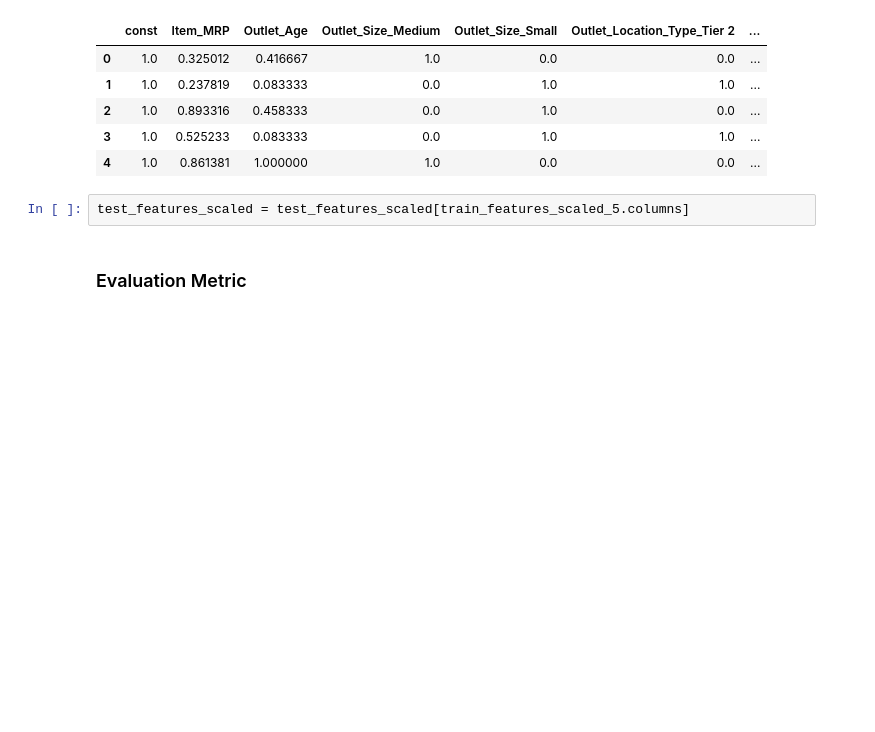
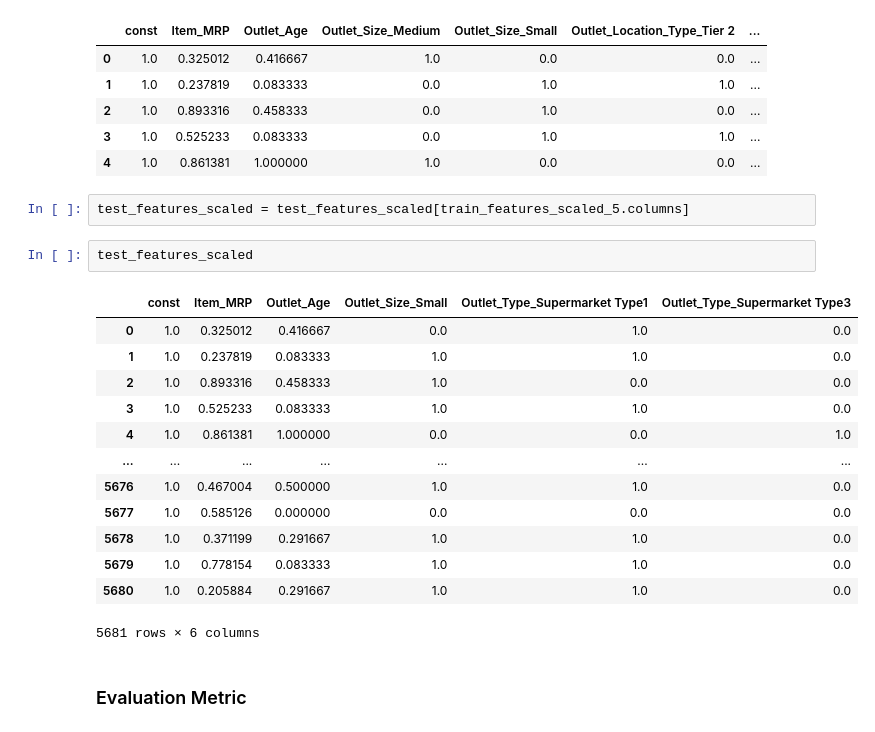
Before and after one commit to michalf84/MIT, a Jupyter notebook: 5. Machine Learning/1 Introduction to Supervised Learning and Regression/4. Practice case study/Case_Study_BigMart_Sales_Prediction.ipynb, the cells around one changed output. Cells and saved outputs as stored; diff of their text form; blank space fills up the shorter version.

```diff
--- a/5. Machine Learning/1 Introduction to Supervised Learning and Regression/4. Practice case study/Case_Study_BigMart_Sales_Prediction.ipynb
+++ b/5. Machine Learning/1 Introduction to Supervised Learning and Regression/4. Practice case study/Case_Study_BigMart_Sales_Prediction.ipynb
@@ -939,6 +939,22 @@ test_features_scaled.head()
 | 4 | 1.0 | 0.861381 | 1.000000 | 1.0 | 0.0 | 0.0 | ... |
 # %%
 test_features_scaled = test_features_scaled[train_features_scaled_5.columns]
+# %%
+test_features_scaled
+# %% [output]
+|  | const | Item_MRP | Outlet_Age | Outlet_Size_Small | Outlet_Type_Supermarket Type1 | Outlet_Type_Supermarket Type3 |
+| 0 | 1.0 | 0.325012 | 0.416667 | 0.0 | 1.0 | 0.0 |
+| 1 | 1.0 | 0.237819 | 0.083333 | 1.0 | 1.0 | 0.0 |
+| 2 | 1.0 | 0.893316 | 0.458333 | 1.0 | 0.0 | 0.0 |
+| 3 | 1.0 | 0.525233 | 0.083333 | 1.0 | 1.0 | 0.0 |
+| 4 | 1.0 | 0.861381 | 1.000000 | 0.0 | 0.0 | 1.0 |
+| ... | ... | ... | ... | ... | ... | ... |
+| 5676 | 1.0 | 0.467004 | 0.500000 | 1.0 | 1.0 | 0.0 |
+| 5677 | 1.0 | 0.585126 | 0.000000 | 0.0 | 0.0 | 0.0 |
+| 5678 | 1.0 | 0.371199 | 0.291667 | 1.0 | 1.0 | 0.0 |
+| 5679 | 1.0 | 0.778154 | 0.083333 | 1.0 | 1.0 | 0.0 |
+| 5680 | 1.0 | 0.205884 | 0.291667 | 1.0 | 1.0 | 0.0 |
+5681 rows × 6 columns
 # %% [markdown]
 ### Evaluation Metric
 # %% [markdown]
```
Also changed, not shown: parts of 6 cells of this notebook, 1 other file.
